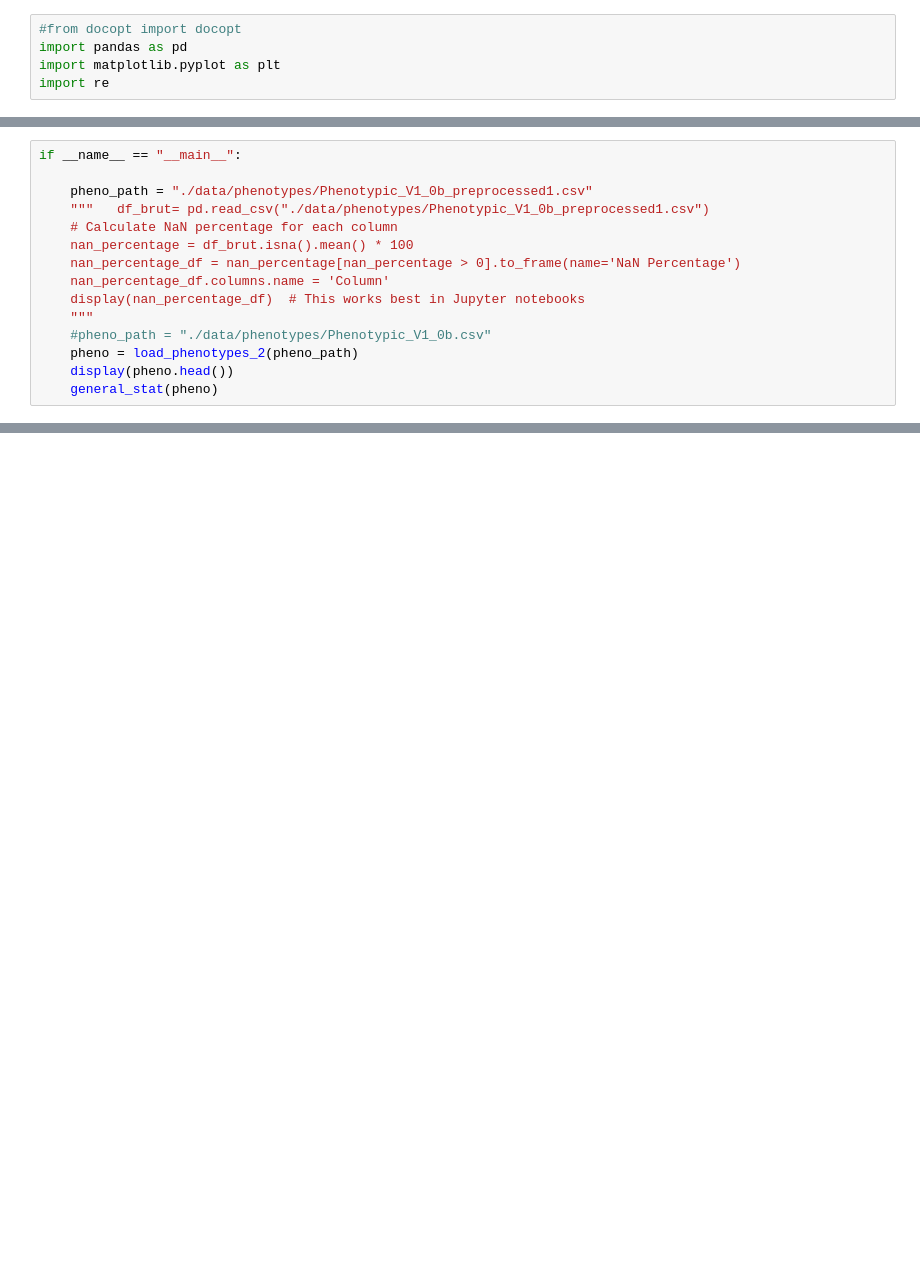
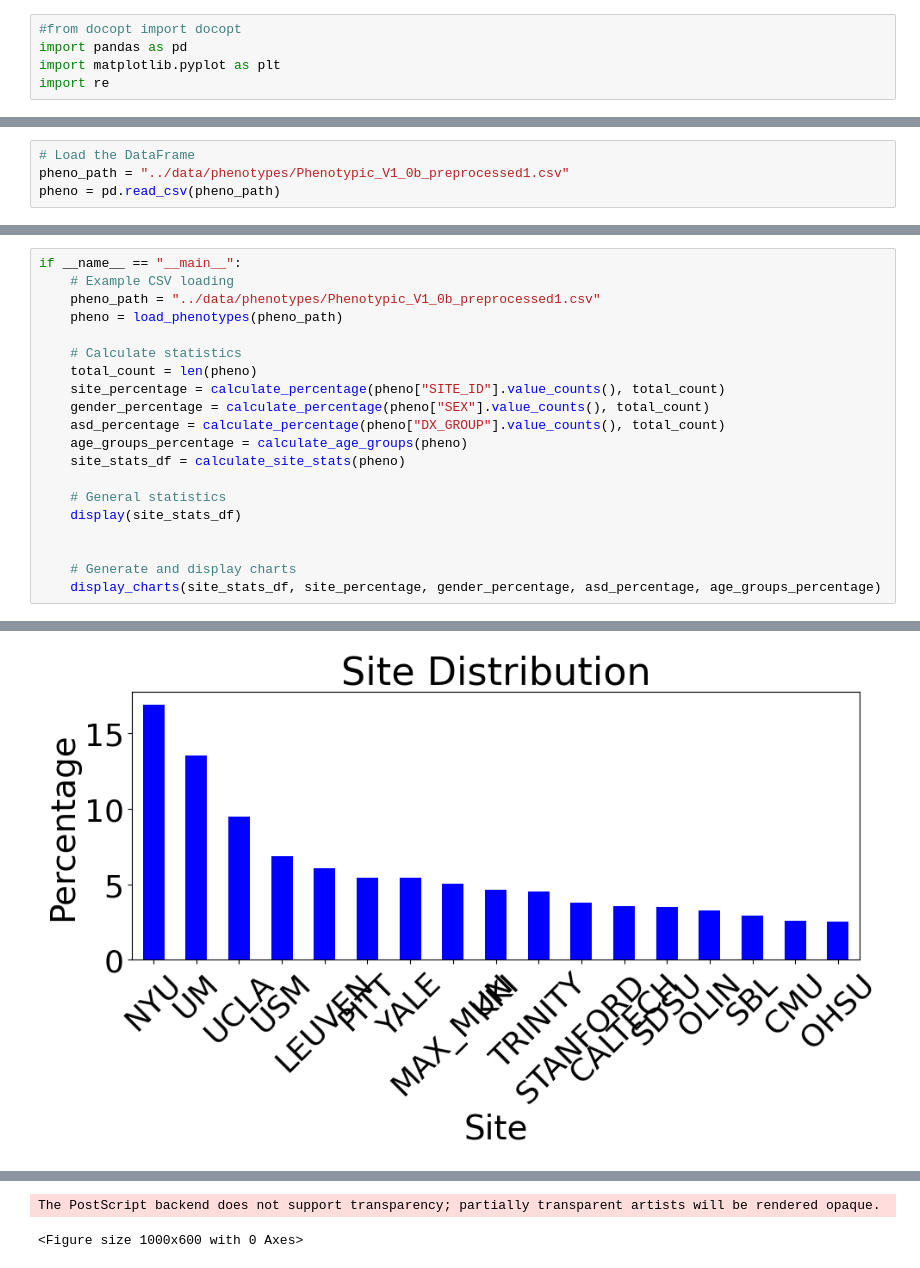
Before and after one commit to sbendimerad/ABIDE-FMRI-ConnectivityMatrix_ML_DL, a Jupyter notebook: notebooks/explore_phenoData.ipynb, the cells around one changed output, grey strips where cells are left out. Drawn from its saved outputs; the diff is of its cells as text; blank space fills up the shorter version.

```diff
--- a/notebooks/explore_phenoData.ipynb
+++ b/notebooks/explore_phenoData.ipynb
@@ -13,0 +8,4 @@ import re
+# %%
+# Load the DataFrame
+pheno_path = "../data/phenotypes/Phenotypic_V1_0b_preprocessed1.csv"
+pheno = pd.read_csv(pheno_path)
@@ -157,16 +324 @@ def general_stat(pheno):
     plt.show()
-# %%
-if __name__ == "__main__":
-
-    pheno_path = "./data/phenotypes/Phenotypic_V1_0b_preprocessed1.csv"
-    """   df_brut= pd.read_csv("./data/phenotypes/Phenotypic_V1_0b_preprocessed1.csv")
-    # Calculate NaN percentage for each column
-    nan_percentage = df_brut.isna().mean() * 100
-    nan_percentage_df = nan_percentage[nan_percentage > 0].to_frame(name='NaN Percentage')
-    nan_percentage_df.columns.name = 'Column'
-    display(nan_percentage_df)  # This works best in Jupyter notebooks
-    """
-    #pheno_path = "./data/phenotypes/Phenotypic_V1_0b.csv"
-    pheno = load_phenotypes_2(pheno_path)
-    display(pheno.head())
-    general_stat(pheno)
@@ -202,0 +325,21 @@ PITT         5.410628
+# %%
+if __name__ == "__main__":
+    # Example CSV loading
+    pheno_path = "../data/phenotypes/Phenotypic_V1_0b_preprocessed1.csv"
+    pheno = load_phenotypes(pheno_path)
+
+    # Calculate statistics
+    total_count = len(pheno)
+    site_percentage = calculate_percentage(pheno["SITE_ID"].value_counts(), total_count)
+    gender_percentage = calculate_percentage(pheno["SEX"].value_counts(), total_count)
+    asd_percentage = calculate_percentage(pheno["DX_GROUP"].value_counts(), total_count)
+    age_groups_percentage = calculate_age_groups(pheno)
+    site_stats_df = calculate_site_stats(pheno)
+
+    # General statistics
+    display(site_stats_df)
+
+
+    # Generate and display charts
+    display_charts(site_stats_df, site_percentage, gender_percentage, asd_percentage, age_groups_percentage)
+# %% [output]
@@ -202,0 +364 @@ PITT         5.410628
+[figure, added]
@@ -202,0 +368,2 @@ PITT         5.410628
+The PostScript backend does not support transparency; partially transparent artists will be rendered opaque.
+<Figure size 1000x600 with 0 Axes>
```
Also changed, not shown: parts of 9 cells of this notebook, 5 other files.
